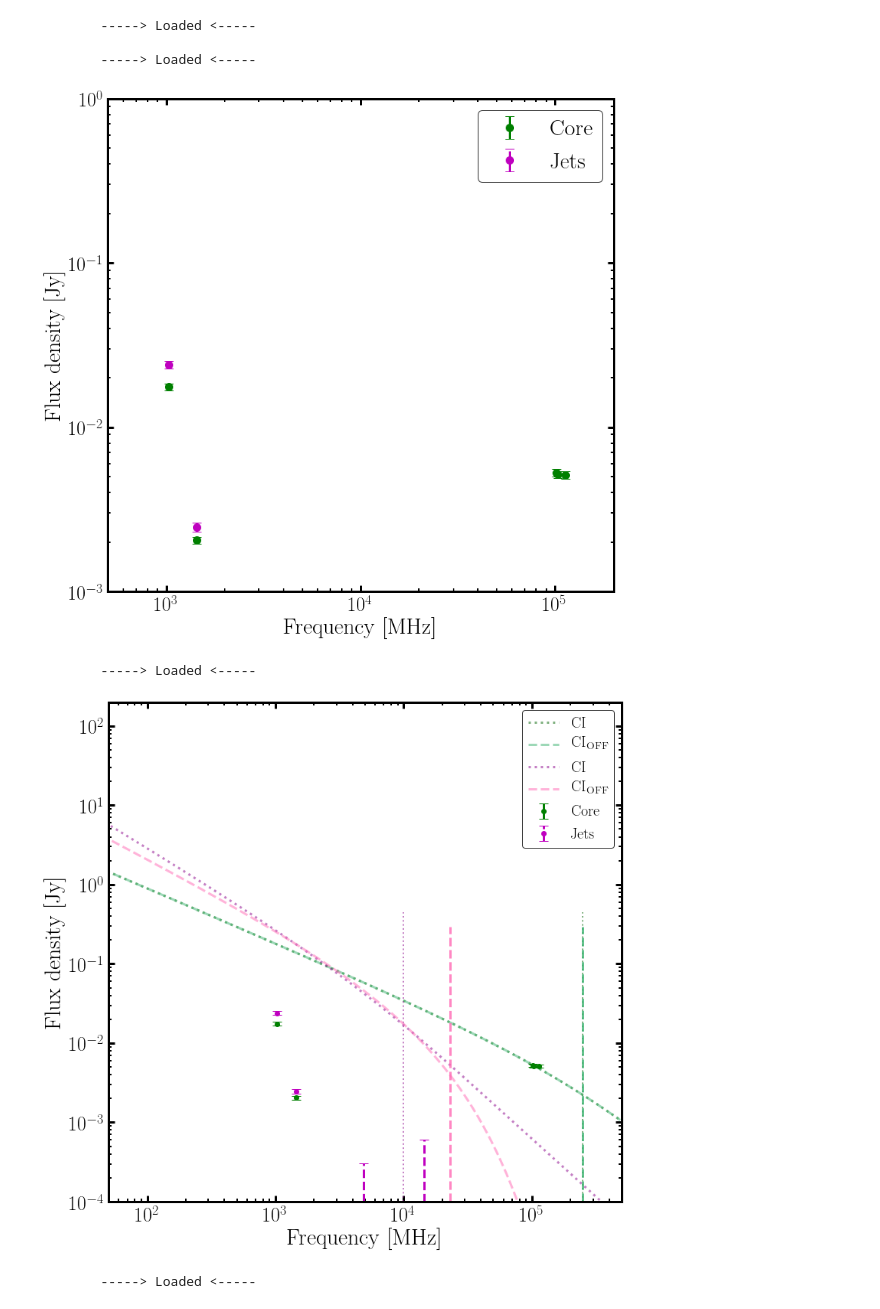
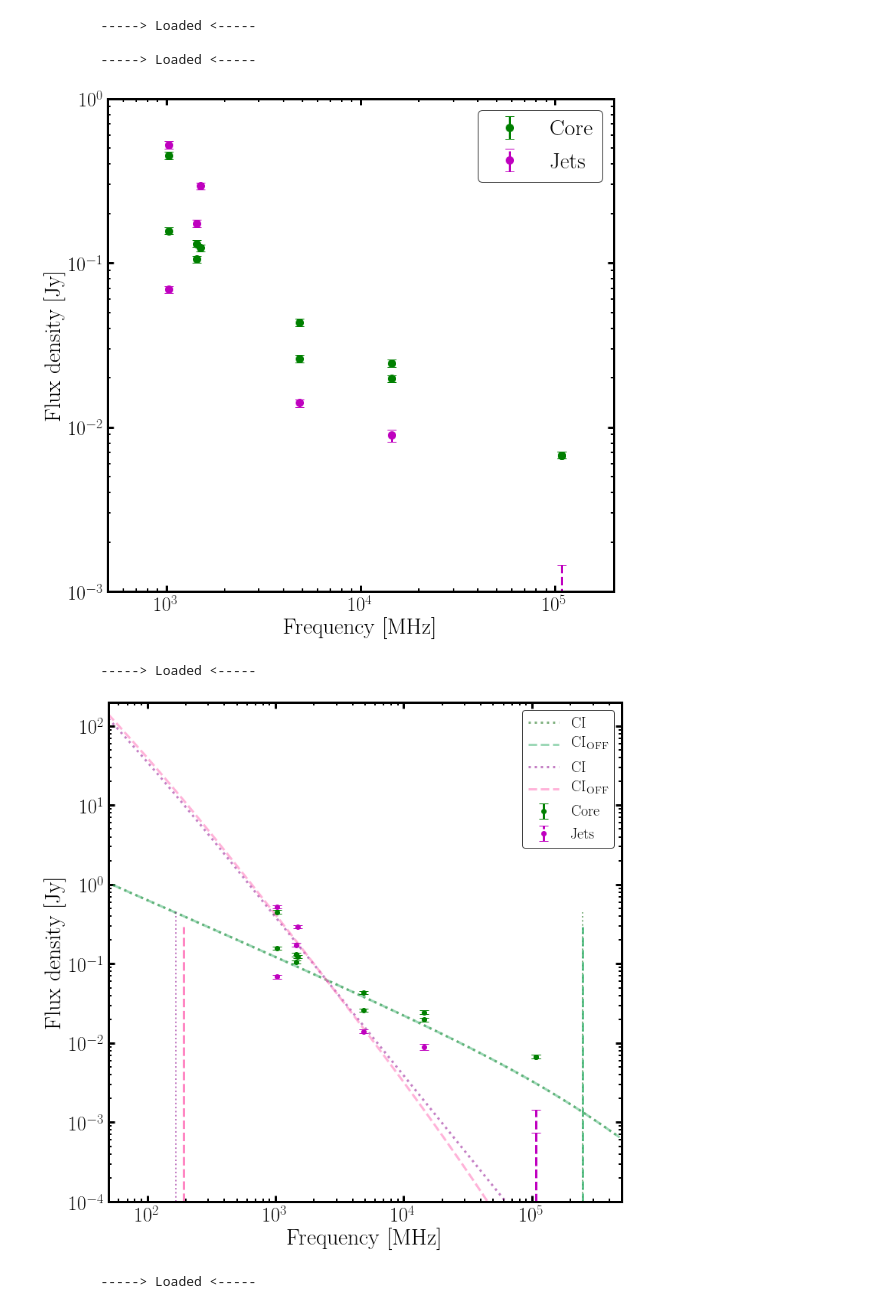
Before and after one commit to Fil8/contData, a Jupyter notebook: Core-Fluxes.ipynb, the cells around one changed output. Drawn from its saved outputs; the diff is of its cells as text; code cells hidden in the pictures.

```diff
--- a/Core-Fluxes.ipynb
+++ b/Core-Fluxes.ipynb
@@ -23,12 +23,15 @@ syn = synCl.synClean()
 rootDir = '/home/maccagni/Projects/MFS/FornaxA/contData/Core/'
 imDir = rootDir+'inIms/'
 
-fint.rootdir = rootDir
-syn.rootdir = rootDir
-pb.rootdir = rootDir
+fint.rootdir = imDir
+syn.rootdir = imDir
+pb.rootdir = imDir
 
-aut='KK'
-tableName = rootDir+'coreFileNamesCvRg'+aut+'.tbl'
+aut='Syn'
+
+tableName = rootDir+'tabIn/coreFileNames'+aut+'.tbl'
+#tableName = rootDir+'tabIn/coreFileNames.tbl'
+
 tableFileNames= ascii.read(tableName,format='csv')
 
 print tableFileNames.columns[0]
@@ -71,7 +72,7 @@ The noise of the MeerKAT images (and VLA at 1500 MHz) is given in the input tabl
 #-------------------------------------------------#
 # Total flux of innermost 1.5 kpc
 #-------------------------------------------------#
-region = imDir+'cReg.reg'
+region = imDir+'inReg/cReg.reg'
 noise = tableFileNames.columns[2]
 errFlux =tableFileNames.columns[3]
 
@@ -82,10 +83,8 @@ flErrArray=[]
 for i in xrange(0,len(tableFileNames.columns[0])):
 
     fileName =tableFileNames.columns[0][i]
-#for i in xrange(0,len(fileNames)):
     datas,heads = fint.openFile(fileName)
-    datas=np.squeeze(datas)
-    heads=fint.cleanHead(heads)
+
     maskedData, background, rms, pixels=fint.maskDatReg(datas,heads,region,noise[i])
 
     noiseInt = rms *np.sqrt(pixels)
@@ -94,14 +93,16 @@ for i in xrange(0,len(tableFileNames.columns[0])):
         freq = float(tableFileNames.columns[1][i])*1e6
         fr.append(freq)
 
-    fluxint, numPixBeam =fint.measFlux(maskedData,heads,errFlux)
+    fluxint, numPixBeam =fint.measFlux(maskedData,heads,errFlux,'core')
     flIntArray.append(fluxint)
 
-    t,flErr = fint.writeTable(heads,fluxint,noiseInt,numPixBeam,freq,errFlux[i],'CoreFluxes.tbl')
+    t,flErr = fint.writeTable(heads,fluxint,noiseInt,numPixBeam,freq,errFlux[i],'../tabOut/coreTotFlux.tbl')
     flErrArray.append(flErr)
 
 
 syn.writeSynageTable(fr,flIntArray,flErrArray,'Core')
 
+
+os.rename(imDir+'synageFlCore.tbl',imDir+'../tabOut/synageTotFlux.tbl')
 print '''\t+---------+\n\t Fluxes measured\n\t+---------+'''
 # %% [output]
@@ -298,6 +277,7 @@ CiOFFCore_point1_fit.dat
 statsCI = syn.readCIStats(rootDir+'synOut/CoreCI.stats')
 statsCIOFF =  syn.readCIOFFStats(rootDir+'synOut/CoreCIOFF.stats')
 
+aut = 'Syn'
 #tot= ascii.read(rootDir+'CoreFluxes.tbl', fast_reader=False)
 
 modCI = syn.readCIMod(rootDir+'synOut/CoreCI_point1_fit.dat')
@@ -319,7 +299,7 @@ print CIOFF
 statsBeamCI = syn.readCIStats(rootDir+'synOut/CoreBeam'+aut+'CI.stats')
 statsBeamCIOFF =  syn.readCIOFFStats(rootDir+'synOut/CoreBeam'+aut+'CIOFF.stats')
 
-totBeam= ascii.read(rootDir+'CoreBeamFluxes'+aut+'.tbl', fast_reader=False)
+totBeam= ascii.read(rootDir+'tabOut/coreBeamFlux'+aut+'.tbl', fast_reader=False)
 
 modBeamCI = syn.readCIMod(rootDir+'synOut/CoreBeam'+aut+'CI_point1_fit.dat')
 modBeamCIOFF = syn.readCIMod(rootDir+'synOut/CoreBeam'+aut+'CIOFF_point1_fit.dat')
@@ -339,7 +319,7 @@ print CIOFF
 statsOutCI = syn.readCIStats(rootDir+'synOut/CoreOut'+aut+'CI.stats')
 statsOutCIOFF =  syn.readCIOFFStats(rootDir+'synOut/CoreOut'+aut+'CIOFF.stats')
 
-totOut= ascii.read(rootDir+'CoreOutFluxes'+aut+'.tbl', fast_reader=False)
+totOut= ascii.read(rootDir+'tabOut/coreOutFlux'+aut+'.tbl', fast_reader=False)
 
 modOutCI = syn.readCIMod(rootDir+'synOut/CoreOut'+aut+'CI_point1_fit.dat')
 modOutCIOFF = syn.readCIMod(rootDir+'synOut/CoreOut'+aut+'CIOFF_point1_fit.dat')
@@ -468,10 +448,10 @@ print '\n\t-----> Loaded <-----'
 
         -----> Loaded <-----
 # %%
-outplot=rootDir+'coreJets.png'
+outplot=rootDir+'coreJetsSyn.png'
 plCoreJets(totBeam,totOut,'Core','Jets',outplot)
 # %% [output]
-[figure, old version]
+[figure, new version]
 # %%
 #-------------------------------------------------#
 # Plot SED
@@ -577,11 +557,11 @@ print '\n\t-----> Loaded <-----'
 # %% [output]
         -----> Loaded <-----
 # %%
-outplot=rootDir+'coreKKKFpeak.png'
+outplot=rootDir+'coreSynFpeak.png'
 plCIovCIOFFMultiReg(totBeam,modBeamCI,modBeamCIOFF,statsBeamCI,statsBeamCIOFF,
             totOut,modOutCI,modOutCIOFF,statsOutCI,statsOutCIOFF,'Core','Jets',outplot)
 # %% [output]
-[figure, old version]
+[figure, new version]
 # %%
 #-------------------------------------------------#
 # Plot SED
```
Also changed, not shown: parts of 6 cells of this notebook, 1 other file.
